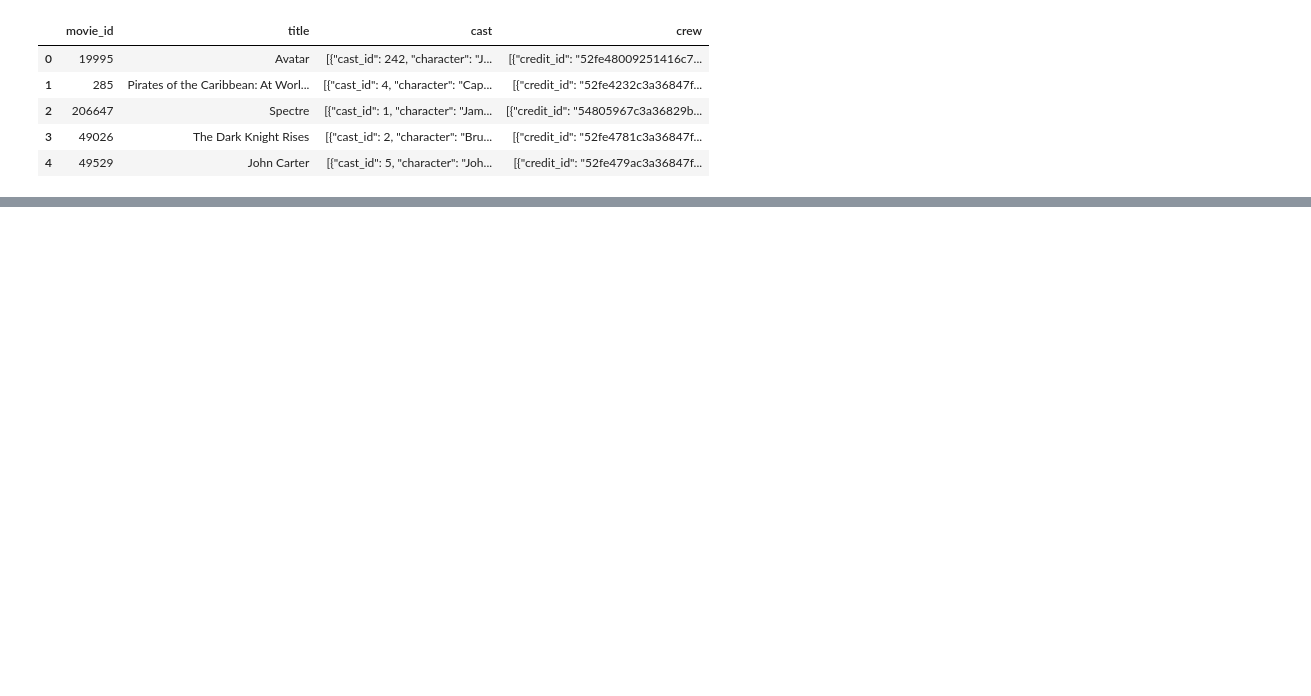
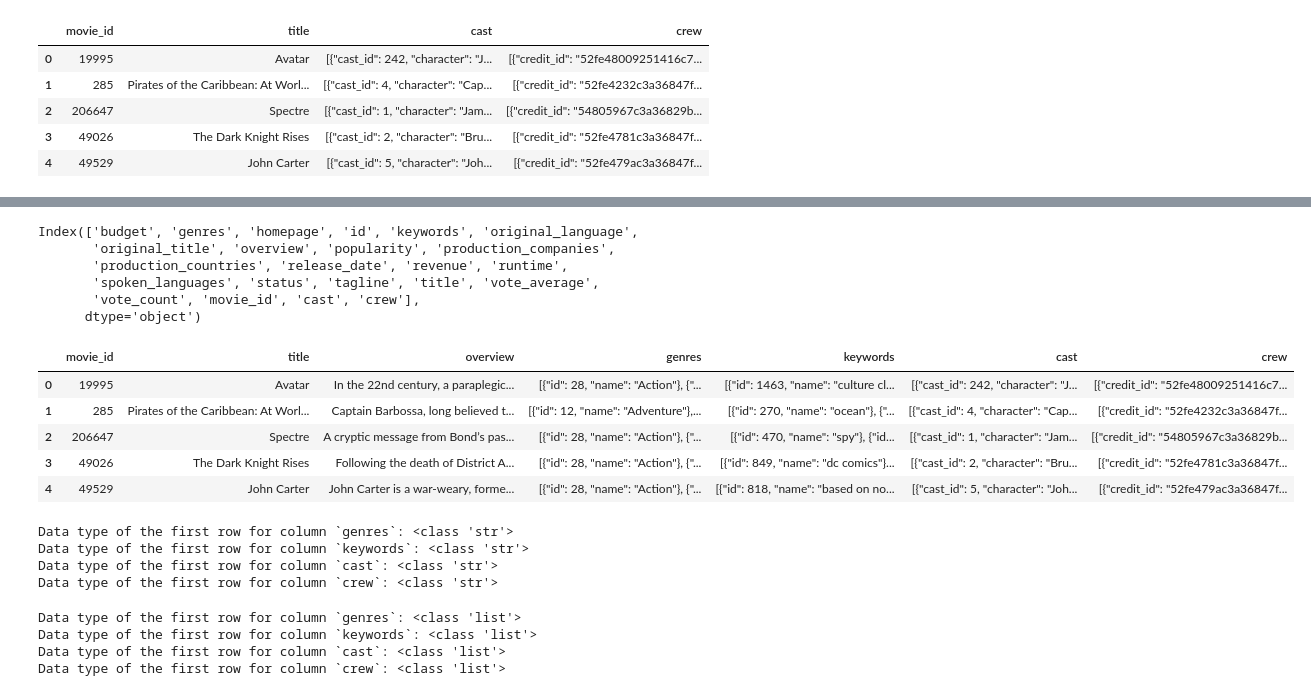
Before and after one commit to 4GeeksAcademy/Kransky_85_KNN_project, a Jupyter notebook: src/explore.ipynb, the cells around one changed output, grey strips where cells are left out. Drawn from its saved outputs; the diff is of its cells as text; code cells hidden in the pictures; blank space fills up the shorter version.

```diff
--- a/src/explore.ipynb
+++ b/src/explore.ipynb
@@ -54,0 +41,3 @@ total_data.head()
+# %%
+total_data = pd.merge(total_movies, total_credits, left_on=['id', 'title'], right_on=["movie_id", "title"])
+total_data.head()
@@ -54,0 +52,49 @@ total_data.head()
+# %%
+total_data.columns
+# %% [output]
+Index(['budget', 'genres', 'homepage', 'id', 'keywords', 'original_language',
+       'original_title', 'overview', 'popularity', 'production_companies',
+       'production_countries', 'release_date', 'revenue', 'runtime',
+       'spoken_languages', 'status', 'tagline', 'title', 'vote_average',
+       'vote_count', 'movie_id', 'cast', 'crew'],
+      dtype='object')
+# %%
+columns_to_keep = ['movie_id', 'title', 'overview', 'genres', 'keywords', 'cast', 'crew']
+total_data = total_data[columns_to_keep]
+total_data.head()
+# %% [output]
+|  | movie_id | title | overview | genres | keywords | cast | crew |
+| 0 | 19995 | Avatar | In the 22nd century, a paraplegic... | [{"id": 28, "name": "Action"}, {"... | [{"id": 1463, "name": "culture cl... | [{"cast_id": 242, "character": "J... | [{"credit_id": "52fe48009251416c7... |
+| 1 | 285 | Pirates of the Caribbean: At Worl... | Captain Barbossa, long believed t... | [{"id": 12, "name": "Adventure"},... | [{"id": 270, "name": "ocean"}, {"... | [{"cast_id": 4, "character": "Cap... | [{"credit_id": "52fe4232c3a36847f... |
+| 2 | 206647 | Spectre | A cryptic message from Bond’s pas... | [{"id": 28, "name": "Action"}, {"... | [{"id": 470, "name": "spy"}, {"id... | [{"cast_id": 1, "character": "Jam... | [{"credit_id": "54805967c3a36829b... |
+| 3 | 49026 | The Dark Knight Rises | Following the death of District A... | [{"id": 28, "name": "Action"}, {"... | [{"id": 849, "name": "dc comics"}... | [{"cast_id": 2, "character": "Bru... | [{"credit_id": "52fe4781c3a36847f... |
+| 4 | 49529 | John Carter | John Carter is a war-weary, forme... | [{"id": 28, "name": "Action"}, {"... | [{"id": 818, "name": "based on no... | [{"cast_id": 5, "character": "Joh... | [{"credit_id": "52fe479ac3a36847f... |
+# %%
+# Check the data type of `genres`, `keywords`, `cast`, `crew`
+
+columns_to_check = ["genres", "keywords", "cast", "crew"]
+
+for column in columns_to_check:
+    print(f"Data type of the first row for column `{column}`: {type(total_data.loc[0, column])}")
+# %% [output]
+Data type of the first row for column `genres`: <class 'str'>
+Data type of the first row for column `keywords`: <class 'str'>
+Data type of the first row for column `cast`: <class 'str'>
+Data type of the first row for column `crew`: <class 'str'>
+# %%
+import ast
+
+# TODO: Convert string representation of lists to actual lists
+total_data['genres'] = total_data['genres'].apply(lambda x: ast.literal_eval(x) if pd.notnull(x) else x)
+total_data['keywords'] = total_data['keywords'].apply(lambda x: ast.literal_eval(x) if pd.notnull(x) else x)
+total_data['cast'] = total_data['cast'].apply(lambda x: ast.literal_eval(x) if pd.notnull(x) else x)
+total_data['crew'] = total_data['crew'].apply(lambda x: ast.literal_eval(x) if pd.notnull(x) else x)
+
+# Verify that the data type was casted from a str to list
+for column in columns_to_check:
+    print(f"Data type of the first row for column `{column}`: {type(total_data.loc[0, column])}")
+# %% [output]
+Data type of the first row for column `genres`: <class 'list'>
+Data type of the first row for column `keywords`: <class 'list'>
+Data type of the first row for column `cast`: <class 'list'>
+Data type of the first row for column `crew`: <class 'list'>
```
Also changed, not shown: parts of 7 cells of this notebook.
